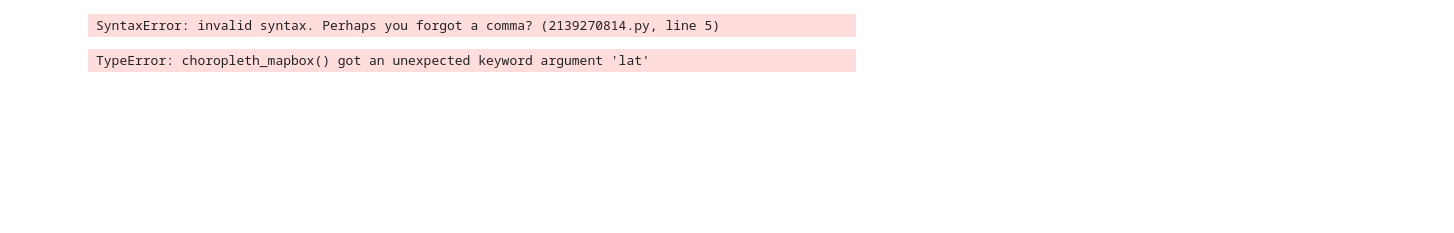
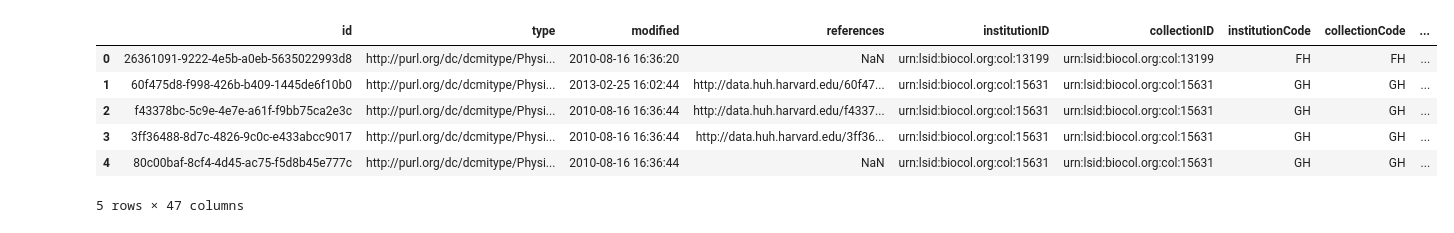
Before and after one commit to h-oyce/BiodiversityEducation, a Jupyter notebook: draft.ipynb, the cells around one changed output. Cells and saved outputs as stored; diff of their text form; code cells hidden in the pictures; blank space fills up the shorter version.

```diff
--- a/draft.ipynb
+++ b/draft.ipynb
@@ -4,26 +23,50 @@ import plotly.express as px
 # %%
-# Data Cleaning
-mass_data = pd.read_csv("mass_data.csv")
-mass_data.head()
-mass_data.columns
-
-filter_column = ["id", "type", "modified"	"language"	"license"	"rightsHolder"	accessRights	references	institutionID	collectionID	datasetID	institutionCode	collectionCode	dataGeneralizations	dynamicProperties	occurrenceID	catalogNumber	occurrenceRemarks	recordNumber	recordedBy	reproductiveCondition	preparations	eventDate	year	month	day	verbatimEventDate	habitat	fieldNumber	island	county	municipality	locality	verbatimLocality	verbatimElevation	minimumElevationInMeters	maximumElevationInMeters	locationRemarks	decimalLatitude	decimalLongitude	geodeticDatum	coordinateUncertaintyInMeters	identifiedBy	dateIdentified	identificationRemarks	typeStatus	scientificName	family	genus	specificEpithet	infraspecificEpithet	scientificNameAuthorship]
+filter_column = ['Unnamed: 0', 'id', 'type', 'modified', 'references', 'institutionID',
+       'collectionID', 'institutionCode', 'collectionCode',
+       'dynamicProperties', 'occurrenceID', 'catalogNumber',
+       'occurrenceRemarks', 'recordNumber', 'recordedBy',
+       'reproductiveCondition', 'preparations', 'eventDate', 'year', 'month',
+       'day', 'verbatimEventDate', 'habitat', 'fieldNumber', 'higherGeography',
+       'island', 'county', 'municipality', 'locality', 'verbatimLocality',
+       'verbatimElevation', 'minimumElevationInMeters',
+       'maximumElevationInMeters', 'locationRemarks', 'decimalLatitude',
+       'decimalLongitude', 'geodeticDatum', 'coordinateUncertaintyInMeters',
+       'identifiedBy', 'dateIdentified', 'identificationRemarks', 'typeStatus',
+       'scientificName', 'family', 'genus', 'specificEpithet',
+       'infraspecificEpithet', 'scientificNameAuthorship']
+mass_data = mass_data[filter_column]
-# %% [output]
-SyntaxError: invalid syntax. Perhaps you forgot a comma? (2139270814.py, line 5)
+# %%
+mass_data = mass_data.drop(columns='Unnamed: 0')
+mass_data.rename(columns={'decimalLatitude': 'Latitude', 'decimalLongitude': 'Longitude'}, inplace=True)
+# %%
+mass_data.shape
+mass_data.head()
+# %% [output]
+|  | id | type | modified | references | institutionID | collectionID | institutionCode | collectionCode | ... |
+| 0 | 26361091-9222-4e5b-a0eb-5635022993d8 | http://purl.org/dc/dcmitype/Physi... | 2010-08-16 16:36:20 | NaN | urn:lsid:biocol.org:col:13199 | urn:lsid:biocol.org:col:13199 | FH | FH | ... |
+| 1 | 60f475d8-f998-426b-b409-1445de6f10b0 | http://purl.org/dc/dcmitype/Physi... | 2013-02-25 16:02:44 | http://data.huh.harvard.edu/60f47... | urn:lsid:biocol.org:col:15631 | urn:lsid:biocol.org:col:15631 | GH | GH | ... |
+| 2 | f43378bc-5c9e-4e7e-a61f-f9bb75ca2e3c | http://purl.org/dc/dcmitype/Physi... | 2010-08-16 16:36:44 | http://data.huh.harvard.edu/f4337... | urn:lsid:biocol.org:col:15631 | urn:lsid:biocol.org:col:15631 | GH | GH | ... |
+| 3 | 3ff36488-8d7c-4826-9c0c-e433abcc9017 | http://purl.org/dc/dcmitype/Physi... | 2010-08-16 16:36:44 | http://data.huh.harvard.edu/3ff36... | urn:lsid:biocol.org:col:15631 | urn:lsid:biocol.org:col:15631 | GH | GH | ... |
+| 4 | 80c00baf-8cf4-4d45-ac75-f5d8b45e777c | http://purl.org/dc/dcmitype/Physi... | 2010-08-16 16:36:44 | NaN | urn:lsid:biocol.org:col:15631 | urn:lsid:biocol.org:col:15631 | GH | GH | ... |
+5 rows × 47 columns
 # %%
-# Initial Map
+# Initial map
+
+px.set_mapbox_access_token("pk.eyJ1IjoiY21hY2dpYmJvbiIsImEiOiJjbTdndXdld3EwaXlvMmxweTM2MnZia29kIn0.FYelnQjJP_R6-kvLvzPRAA")
+
 fig = px.scatter_mapbox(
     mass_data,
-    lat="decimalLatitude",
-    lon="decimalLongitude",
-    zoom=8,
-    height=300
+    lat="Latitude",
+    lon="Longitude"
 )
-fig.update_layout(mapbox_style="open-street-map")
-fig.update_layout(margin={"r":0,"t":0,"l":0,"b":0})
-fig.show()
+fig.update_layout(
+    mapbox=dict(
+        style="outdoors",
+        center=dict(lat=42.4072, lon=-71.3824),
+        zoom=8
+    ),
+    margin={"r":0, "t":0, "l":0, "b":0}
+)
-# %% [output]
-TypeError: choropleth_mapbox() got an unexpected keyword argument 'lat'
 # %%
 # Dash Version
 from dash import Dash, html, dcc, callback, Output, Input
```
Also changed, not shown: parts of 1 cell of this notebook.
